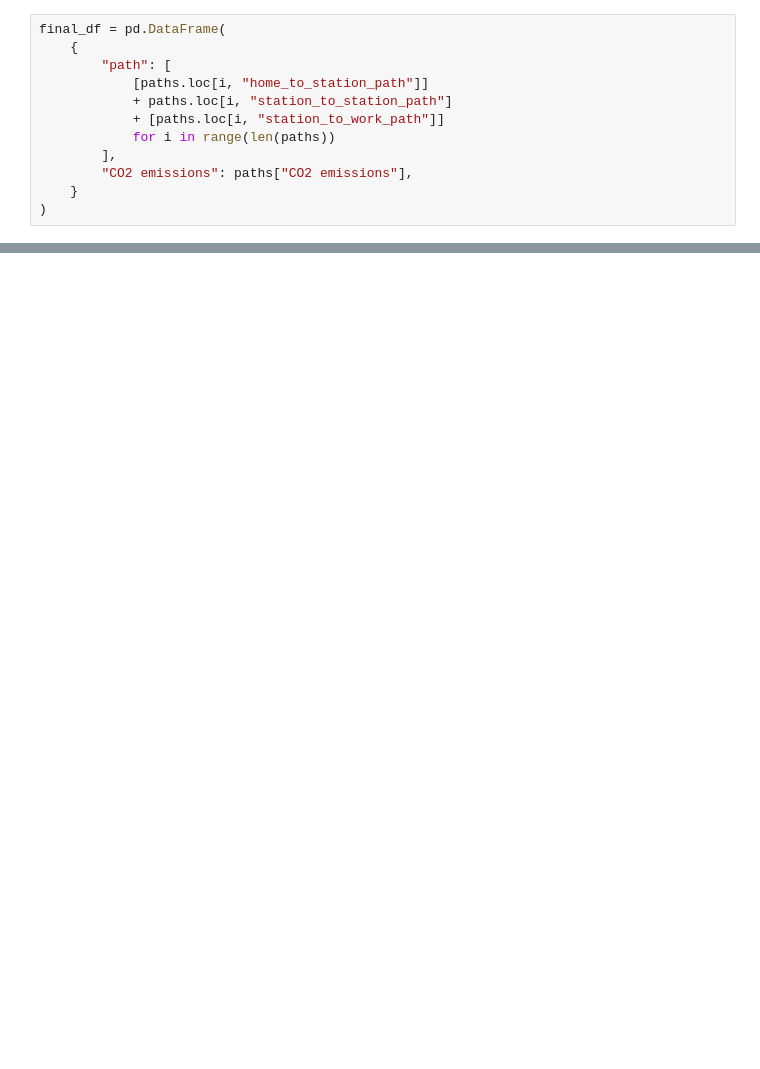
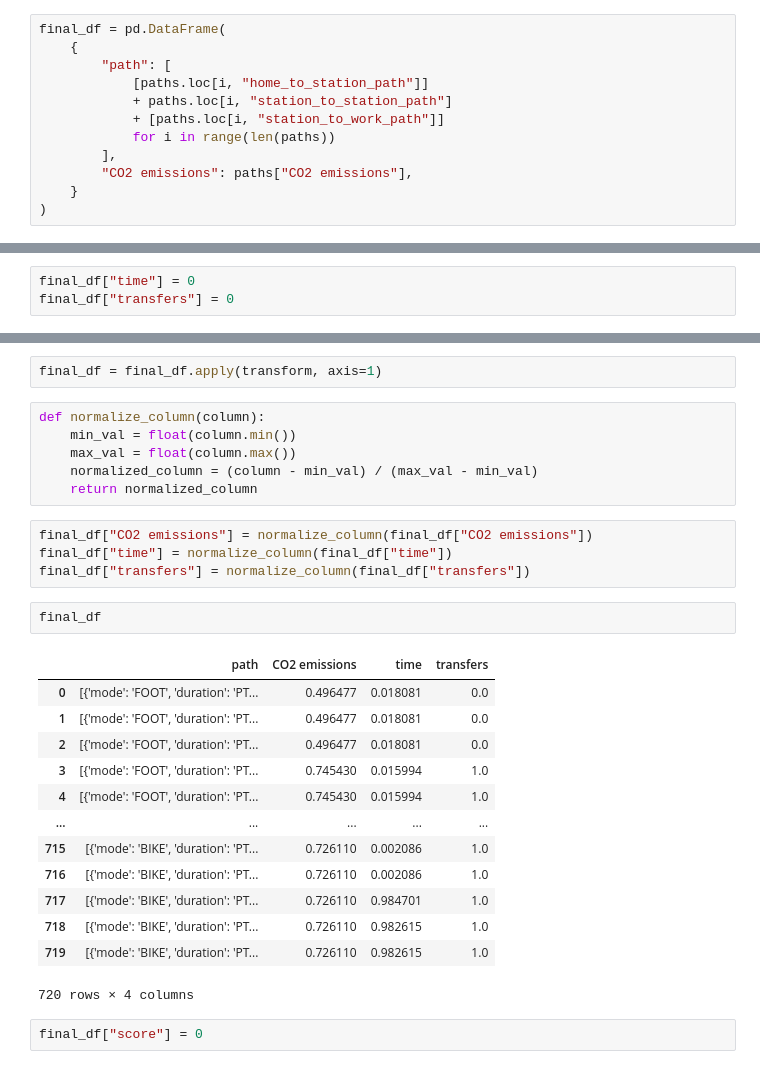
Before and after one commit to khalilacheche/A2B, a Jupyter notebook: list of paths.ipynb, the cells around one changed output, grey strips where cells are left out. Saved outputs shown, nothing was run; the diff lists cells and outputs as text; blank space fills up the shorter version.

```diff
--- a/list of paths.ipynb
+++ b/list of paths.ipynb
@@ -574,0 +168,3 @@ fetch_stations("46.51679183546494", "6.629092303198574", limit=10)
+# %%
+final_df["time"] = 0
+final_df["transfers"] = 0
@@ -574,0 +228,30 @@ fetch_stations("46.51679183546494", "6.629092303198574", limit=10)
+# %%
+final_df = final_df.apply(transform, axis=1)
+# %%
+def normalize_column(column):
+    min_val = float(column.min())
+    max_val = float(column.max())
+    normalized_column = (column - min_val) / (max_val - min_val)
+    return normalized_column
+# %%
+final_df["CO2 emissions"] = normalize_column(final_df["CO2 emissions"])
+final_df["time"] = normalize_column(final_df["time"])
+final_df["transfers"] = normalize_column(final_df["transfers"])
+# %%
+final_df
+# %% [output]
+|  | path | CO2 emissions | time | transfers |
+| 0 | [{'mode': 'FOOT', 'duration': 'PT... | 0.496477 | 0.018081 | 0.0 |
+| 1 | [{'mode': 'FOOT', 'duration': 'PT... | 0.496477 | 0.018081 | 0.0 |
+| 2 | [{'mode': 'FOOT', 'duration': 'PT... | 0.496477 | 0.018081 | 0.0 |
+| 3 | [{'mode': 'FOOT', 'duration': 'PT... | 0.745430 | 0.015994 | 1.0 |
+| 4 | [{'mode': 'FOOT', 'duration': 'PT... | 0.745430 | 0.015994 | 1.0 |
+| ... | ... | ... | ... | ... |
+| 715 | [{'mode': 'BIKE', 'duration': 'PT... | 0.726110 | 0.002086 | 1.0 |
+| 716 | [{'mode': 'BIKE', 'duration': 'PT... | 0.726110 | 0.002086 | 1.0 |
+| 717 | [{'mode': 'BIKE', 'duration': 'PT... | 0.726110 | 0.984701 | 1.0 |
+| 718 | [{'mode': 'BIKE', 'duration': 'PT... | 0.726110 | 0.982615 | 1.0 |
+| 719 | [{'mode': 'BIKE', 'duration': 'PT... | 0.726110 | 0.982615 | 1.0 |
+720 rows × 4 columns
+# %%
+final_df["score"] = 0
```
Also changed, not shown: parts of 34 cells of this notebook, 1 other file.
